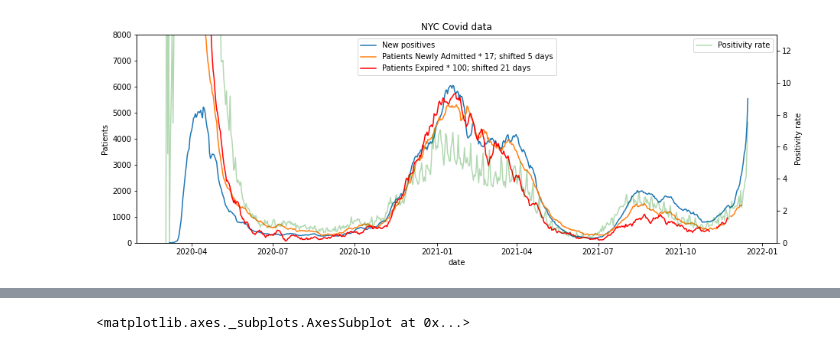
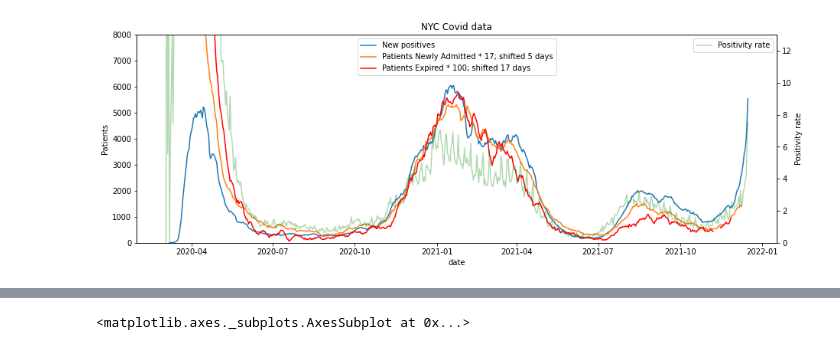
Before and after one commit to adervish/random_public, a Jupyter notebook: NYC covid data.ipynb, the cells around one changed output, grey strips where cells are left out. Drawn from its saved outputs; the diff is of its cells as text; code cells hidden in the pictures.

```diff
--- a/NYC covid data.ipynb
+++ b/NYC covid data.ipynb
@@ -23,36 +23,36 @@ options = ['Kings', 'New York', 'Bronx', 'Queens', 'Richmond']
 nyc = testing[ testing['County'].isin(options) ]
 nyc = nyc.groupby('Test Date').sum()
 merged = pd.merge(nh, nyc, how='outer', left_index=True, right_index=True)
 #merged = merged.sort_values('Test Date')
 merged['New Positives CMA 1'] = merged['New Positives'].rolling(7).mean()
 merged['Patients Newly Admitted'] = merged['Patients Newly Admitted'].rolling(7).mean()
 merged['Patients Newly Admitted'] = merged['Patients Newly Admitted'] * 17
 merged['Positivity rate'] =  merged['New Positives'] / merged['Total Number of Tests Performed'] * 100
 merged['Patients Newly Admitted'] = merged['Patients Newly Admitted'].shift(-5)
 merged['Patients Expired'] = merged['Patients Expired'] * 100
 merged['Patients Expired'] = merged['Patients Expired'].rolling(7).mean()
-merged['Patients Expired'] = merged['Patients Expired'].shift(-21)
+merged['Patients Expired'] = merged['Patients Expired'].shift(-17)
 
 fig,ax = plt.subplots(figsize=(15,5))
 plt.ylim((0,8000))
 ax.plot(merged.index, merged['New Positives CMA 1'], label='New positives')
 ax.plot(merged.index, merged['Patients Newly Admitted'], label='Patients Newly Admitted * 17; shifted 5 days')
-ax.plot(merged.index, merged['Patients Expired'], label='Patients Expired * 100; shifted 21 days', color="red")
+ax.plot(merged.index, merged['Patients Expired'], label='Patients Expired * 100; shifted 17 days', color="red")
 
 ax.set_xlabel("date")
 ax.set_ylabel("Patients")
 ax2=ax.twinx()
 plt.ylim((0,13))
 
 ax2.plot(merged.index, merged['Positivity rate'], color="green", label='Positivity rate', alpha=0.3)
 ax2.set_ylabel('Positivity rate')
 ax.legend(loc=9)
 ax2.legend(loc=1)
 plt.title('NYC Covid data')
 
 plt.draw()
 # %% [output]
-[figure, old version]
+[figure, new version]
 # %%
 list(merged.columns)
 # %% [output]
```
